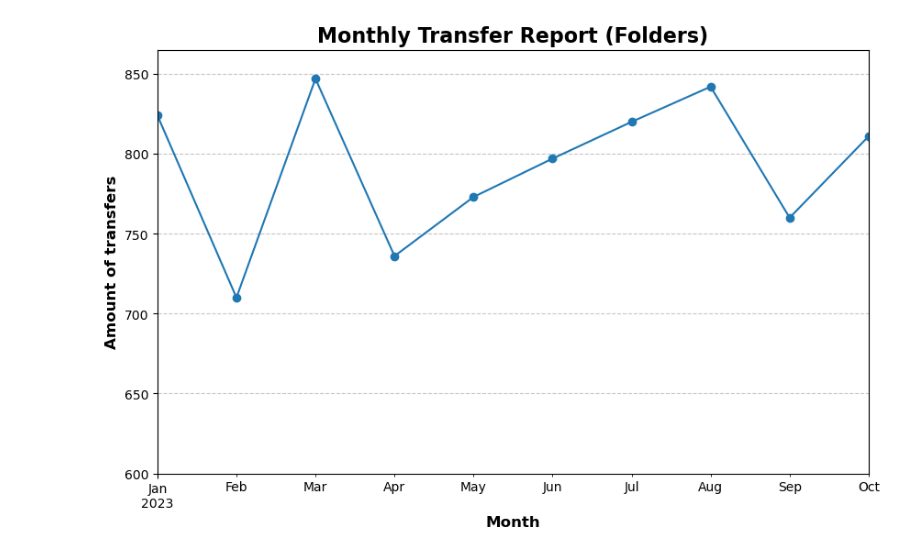
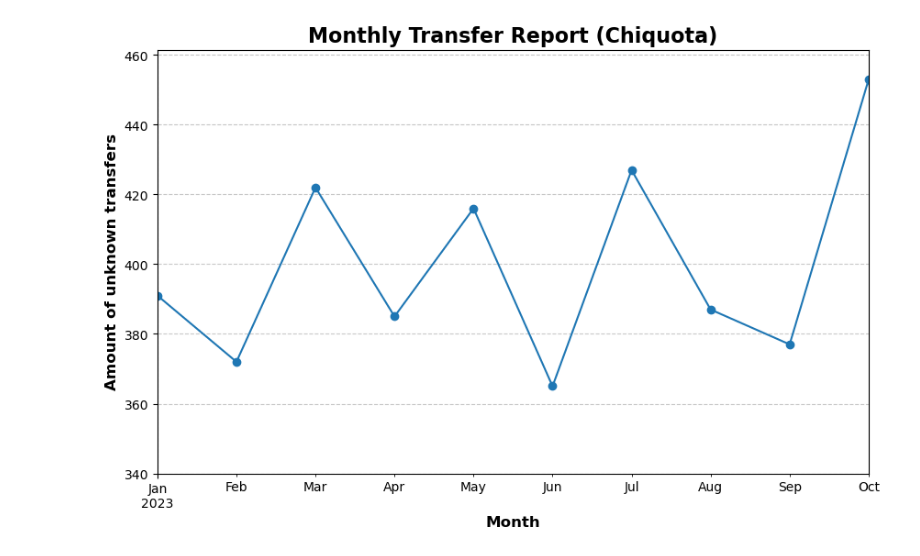
Before and after one commit to anrobertson/Python_Project, a Jupyter notebook: Transfer_Data.ipynb, the cells around one changed output. Saved outputs shown, nothing was run; the diff lists cells and outputs as text; code cells hidden in the pictures.

```diff
--- a/Transfer_Data.ipynb
+++ b/Transfer_Data.ipynb
@@ -100,34 +100,34 @@ print(total_quantities_df)
 # %%
-folders_df = mock_data_df[mock_data_df['Sender Level2 Name'] == 'Folders']
+folders_df = mock_data_df[mock_data_df['Sender Level2 Name'] == 'Chiquota']
 
 # Filter rows where "Sender Level2 Name" is "Folders"
-folders_df = mock_data_df[mock_data_df['Sender Level2 Name'] == 'Folders'].copy()
+folders_df = mock_data_df[mock_data_df['Sender Level2 Name'] == 'Chiquota'].copy()
 
 # Convert the "DOD" column to a datetime data type using .loc[]
 folders_df.loc[:, 'DOD'] = pd.to_datetime(folders_df['DOD'])
 
 # Group the data by month and count occurrences
 monthly_counts = folders_df.groupby(folders_df['DOD'].dt.to_period('M')).size()
 
 # Create a line chart to visualize the counts over time
 plt.figure(figsize=(10, 6))
 monthly_counts.plot(kind='line', marker='o', linestyle='-')
 
 #Y axis starting point
-plt.ylim(bottom=600)
+plt.ylim(bottom=340)
 
 # October as end date
 plt.xlim(right=pd.to_datetime('2023-10-30'))
 
 # Customize labels and title
 plt.xlabel('Month', fontsize=12, fontweight='bold')
-plt.ylabel('Amount of transfers', fontsize=12, fontweight='bold')
-plt.title('Monthly Transfer Report (Folders)', fontsize=16, fontweight='bold')
+plt.ylabel('Amount of unknown transfers', fontsize=12, fontweight='bold')
+plt.title('Monthly Transfer Report (Chiquota)', fontsize=16, fontweight='bold')
 
 # Customize grid lines
 plt.grid(True, linestyle='--', alpha=0.7)
 
 # Show the line chart
 plt.show()
 # %% [output]
-[figure, old version]
+[figure, new version]
```
Also changed, not shown: parts of 3 cells of this notebook, 6 other files.
